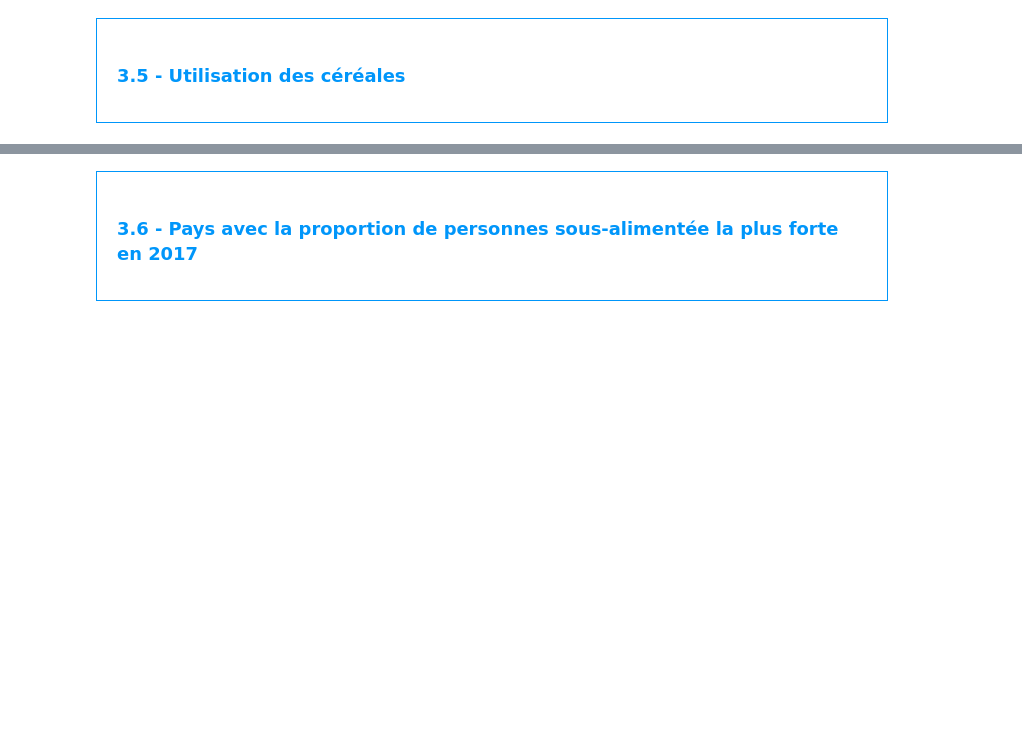
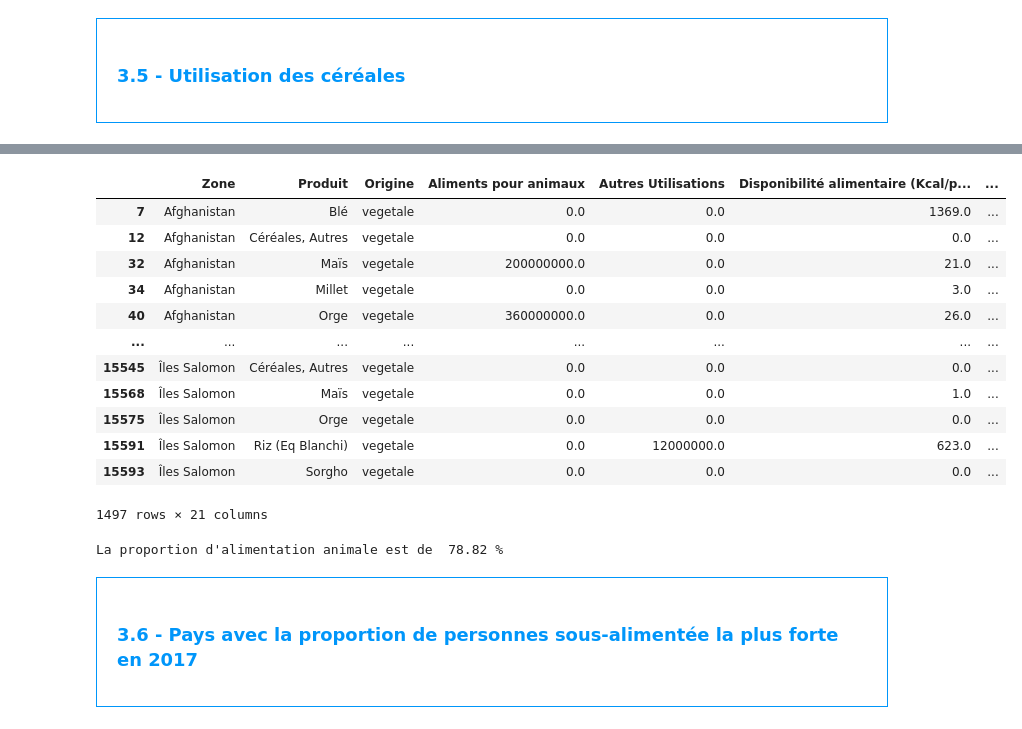
Before and after one commit to ziedbelhocine/Cours-OC, a Jupyter notebook: Data_Analyst/Projet_4/Template+Julien+V2.ipynb, the cells around one changed output, grey strips where cells are left out. Saved outputs shown, nothing was run; the diff lists cells and outputs as text; code cells hidden in the pictures; blank space fills up the shorter version.

```diff
--- a/Data_Analyst/Projet_4/Template+Julien+V2.ipynb
+++ b/Data_Analyst/Projet_4/Template+Julien+V2.ipynb
@@ -518,2 +542,22 @@ np.float64(11621658126.295)
+# %%
+# J'avoue, j'ai demandé à l'IA
+cereales = ['Avoine', 'Blé', 'Céréales, Autres', 'Maïs', 'Millet', 'Orge', 'Riz (Eq Blanchi)', 'Seigle', 'Sorgho']
 # %%
 #Création d'un dataframe avec les informations uniquement pour ces céréales
+mask = dispo_alimentaire['Produit'].isin(cereales)
+dispo_cereales = dispo_alimentaire.loc[mask]
+dispo_cereales
+# %% [output]
+|  | Zone | Produit | Origine | Aliments pour animaux | Autres Utilisations | Disponibilité alimentaire (Kcal/p... | ... |
+| 7 | Afghanistan | Blé | vegetale | 0.0 | 0.0 | 1369.0 | ... |
+| 12 | Afghanistan | Céréales, Autres | vegetale | 0.0 | 0.0 | 0.0 | ... |
+| 32 | Afghanistan | Maïs | vegetale | 200000000.0 | 0.0 | 21.0 | ... |
+| 34 | Afghanistan | Millet | vegetale | 0.0 | 0.0 | 3.0 | ... |
+| 40 | Afghanistan | Orge | vegetale | 360000000.0 | 0.0 | 26.0 | ... |
+| ... | ... | ... | ... | ... | ... | ... | ... |
+| 15545 | Îles Salomon | Céréales, Autres | vegetale | 0.0 | 0.0 | 0.0 | ... |
+| 15568 | Îles Salomon | Maïs | vegetale | 0.0 | 0.0 | 1.0 | ... |
+| 15575 | Îles Salomon | Orge | vegetale | 0.0 | 0.0 | 0.0 | ... |
+| 15591 | Îles Salomon | Riz (Eq Blanchi) | vegetale | 0.0 | 12000000.0 | 623.0 | ... |
+| 15593 | Îles Salomon | Sorgho | vegetale | 0.0 | 0.0 | 0.0 | ... |
+1497 rows × 21 columns
@@ -522,5 +564,9 @@ np.float64(11621658126.295)
 # %%
 #Affichage de la proportion d'alimentation animale
+proportion_alim_animale = dispo_cereales['Aliments pour animaux'].sum()*100 / (dispo_cereales['Aliments pour animaux'].sum() + dispo_cereales['Autres Utilisations'].sum())
+print("La proportion d'alimentation animale est de  {:.2f} %".format(proportion_alim_animale))
+# %% [output]
+La proportion d'alimentation animale est de  78.82 %
 # %% [markdown]
 <div style="border: 1px solid RGB(0,150,250);" >
 <h3 style="margin: auto; padding: 20px; color: RGB(0,150,250); ">3.6 - Pays avec la proportion de personnes sous-alimentée la plus forte en 2017</h3>
```
Also changed, not shown: parts of 23 cells of this notebook.
